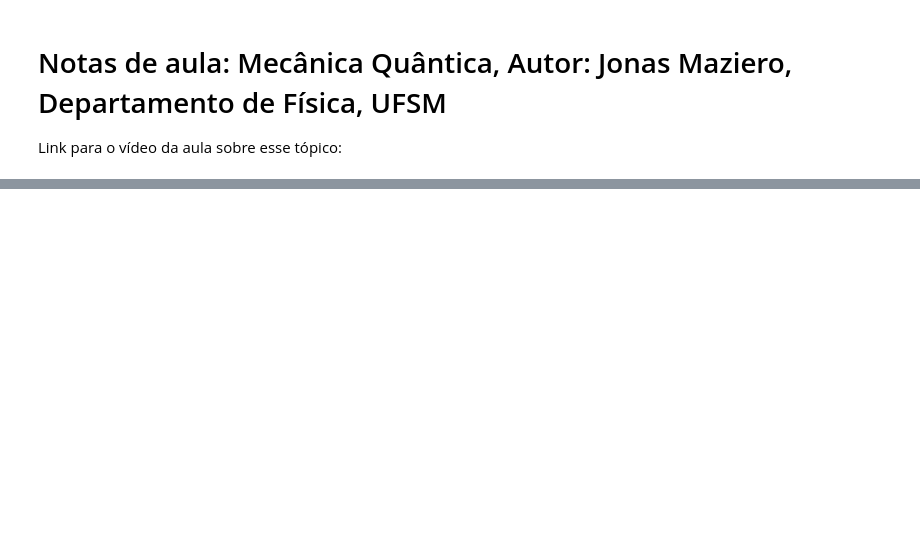
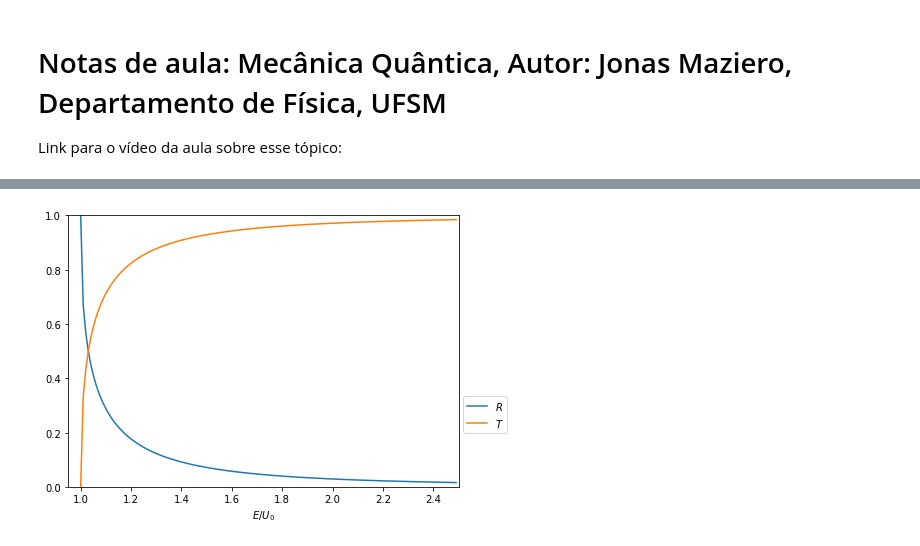
Before and after one commit to jonasmaziero/mecanica_quantica_1900-1925, a Jupyter notebook: 07_degrau.ipynb, the cells around one changed output, grey strips where cells are left out. Saved outputs shown, nothing was run; the diff lists cells and outputs as text; code cells hidden in the pictures; blank space fills up the shorter version.

```diff
--- a/07_degrau.ipynb
+++ b/07_degrau.ipynb
@@ -43,0 +118,8 @@ Nesse caso, $\partial_{xx}\psi(x) = \frac{2m(U_{0}-E)}{\hbar^{2}}\psi(x)=(>0)\ps
+# %%
+fig = plt.figure(figsize=(7,5)); x = np.arange(1,2.5,0.01)
+R = ((np.sqrt(x)-np.sqrt(x-1))**2)/((np.sqrt(x)+np.sqrt(x-1))**2); T = 1-R
+plt.plot(x,R); plt.plot(x,T); plt.xlim(0.95,2.5); plt.ylim(0,1); plt.xlabel(r'$E/U_{0}$')
+plt.legend((r'$R$',r'$T$'),loc=(1.01,0.2))
+plt.show()
+# %% [output]
+[figure, added]
```
Also changed, not shown: parts of 21 cells of this notebook, 2 other files.
